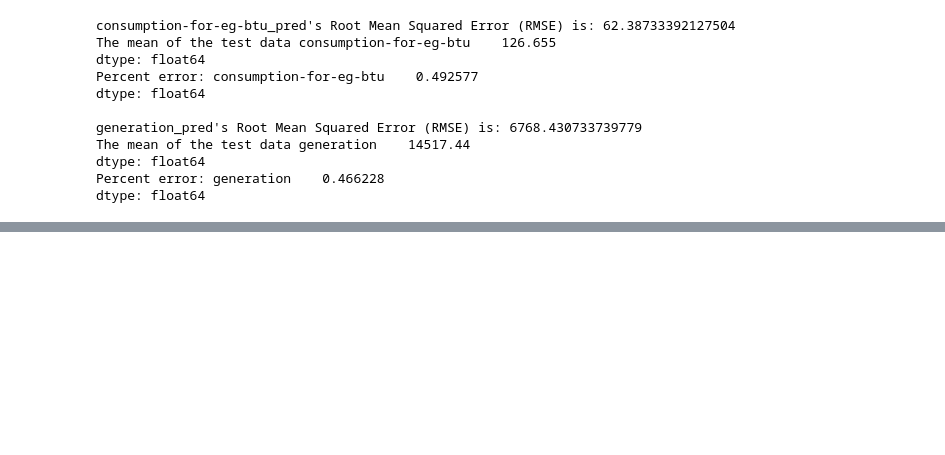
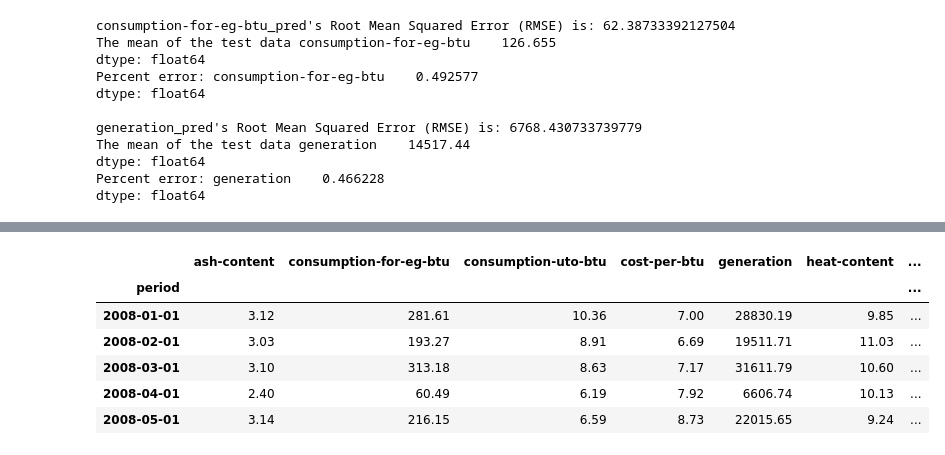
Before and after one commit to 123noob1/gwu-bootcamp-proj-4, a Jupyter notebook: jupyter/model.ipynb, the cells around one changed output, grey strips where cells are left out. Drawn from its saved outputs; the diff is of its cells as text; code cells hidden in the pictures; blank space fills up the shorter version.

```diff
--- a/jupyter/model.ipynb
+++ b/jupyter/model.ipynb
@@ -912,0 +923,10 @@ pd.concat([test_oth, oth_predictions], axis = 1).reset_index().rename(columns =
+# %%
+ff_df.head()
+# %% [output]
+|  | ash-content | consumption-for-eg-btu | consumption-uto-btu | cost-per-btu | generation | heat-content | ... |
+| period |  |  |  |  |  |  | ... |
+| 2008-01-01 | 3.12 | 281.61 | 10.36 | 7.00 | 28830.19 | 9.85 | ... |
+| 2008-02-01 | 3.03 | 193.27 | 8.91 | 6.69 | 19511.71 | 11.03 | ... |
+| 2008-03-01 | 3.10 | 313.18 | 8.63 | 7.17 | 31611.79 | 10.60 | ... |
+| 2008-04-01 | 2.40 | 60.49 | 6.19 | 7.92 | 6606.74 | 10.13 | ... |
+| 2008-05-01 | 3.14 | 216.15 | 6.59 | 8.73 | 22015.65 | 9.24 | ... |
```
Also changed, not shown: parts of 19 cells of this notebook, 1 other file.
